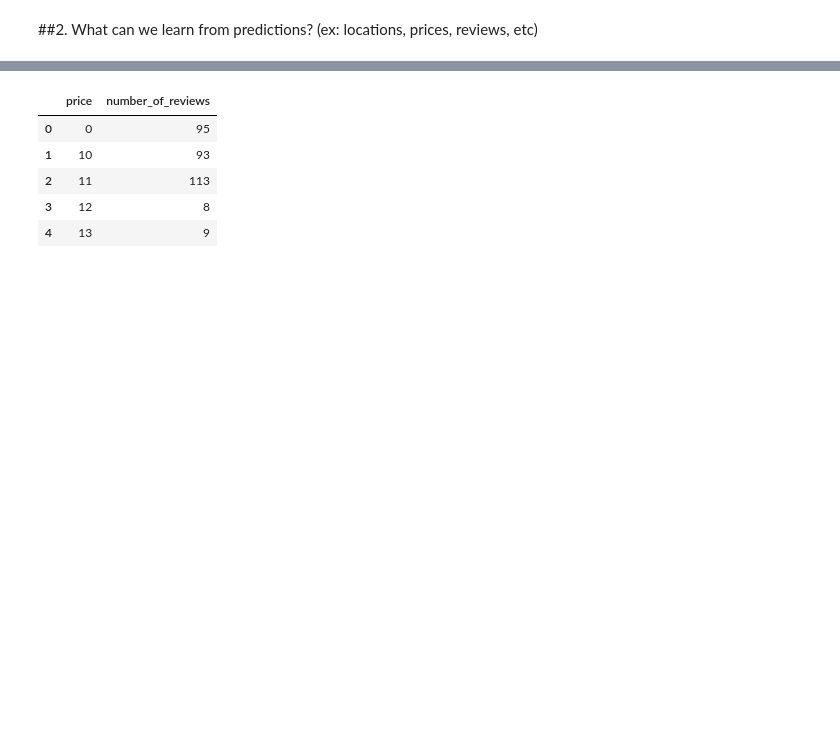
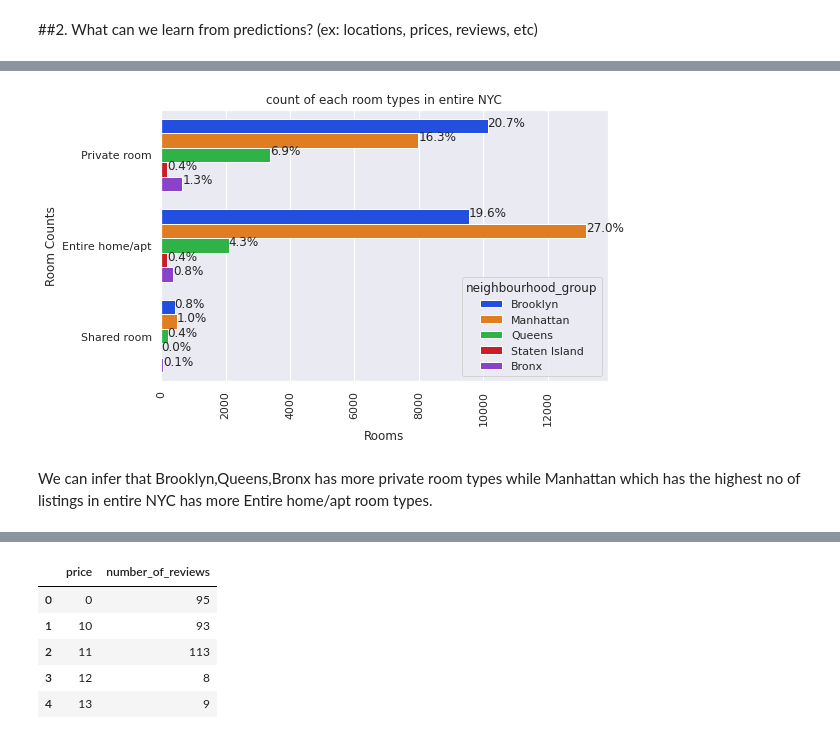
Before and after one commit to Ashwinprocodes/AirBNBCapstone-project, a Jupyter notebook: Airbnb_Bookings_Analysis_Capstone_Project.ipynb, the cells around one changed output, grey strips where cells are left out. Saved outputs shown, nothing was run; the diff lists cells and outputs as text; code cells hidden in the pictures; blank space fills up the shorter version.

```diff
--- a/Airbnb_Bookings_Analysis_Capstone_Project.ipynb
+++ b/Airbnb_Bookings_Analysis_Capstone_Project.ipynb
@@ -419,0 +423,21 @@ plt.show()
+# %%
+plt.rcParams['figure.figsize'] = (8, 5)
+ax= sns.countplot(y='room_type',hue='neighbourhood_group',data=df,palette='bright')
+
+total = len(df['room_type'])
+for p in ax.patches:
+        percentage = '{:.1f}%'.format(100 * p.get_width()/total)
+        x = p.get_x() + p.get_width() + 0.02
+        y = p.get_y() + p.get_height()/2
+        ax.annotate(percentage, (x, y))
+
+plt.title('count of each room types in entire NYC')
+plt.xlabel('Rooms')
+plt.xticks(rotation=90)
+plt.ylabel('Room Counts')
+
+plt.show()
+# %% [output]
+[figure, added]
+# %% [markdown]
+We can infer that Brooklyn,Queens,Bronx has more private room types while Manhattan which has the highest no of listings in entire NYC has more Entire home/apt room types.
```
Also changed, not shown: parts of 14 cells of this notebook.
